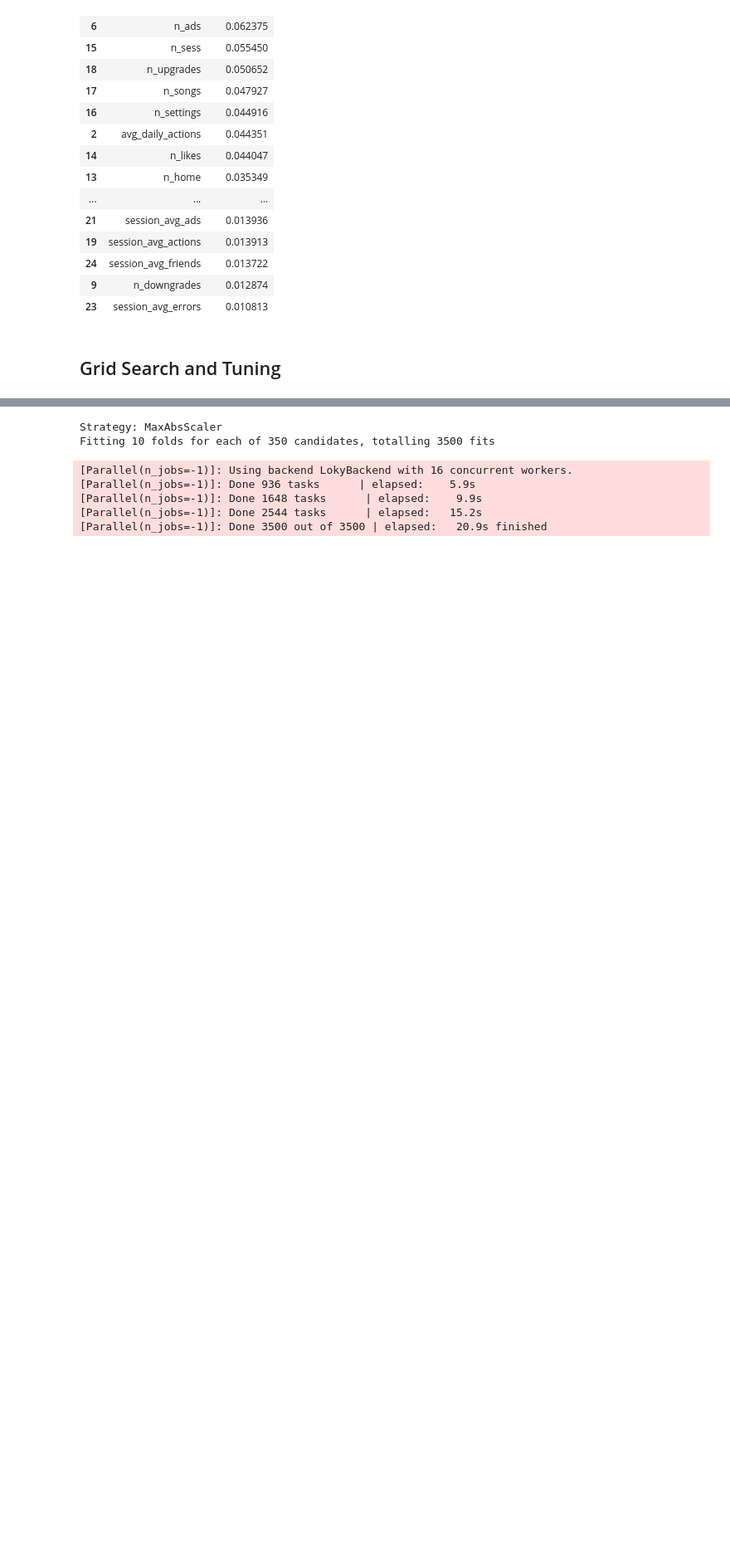
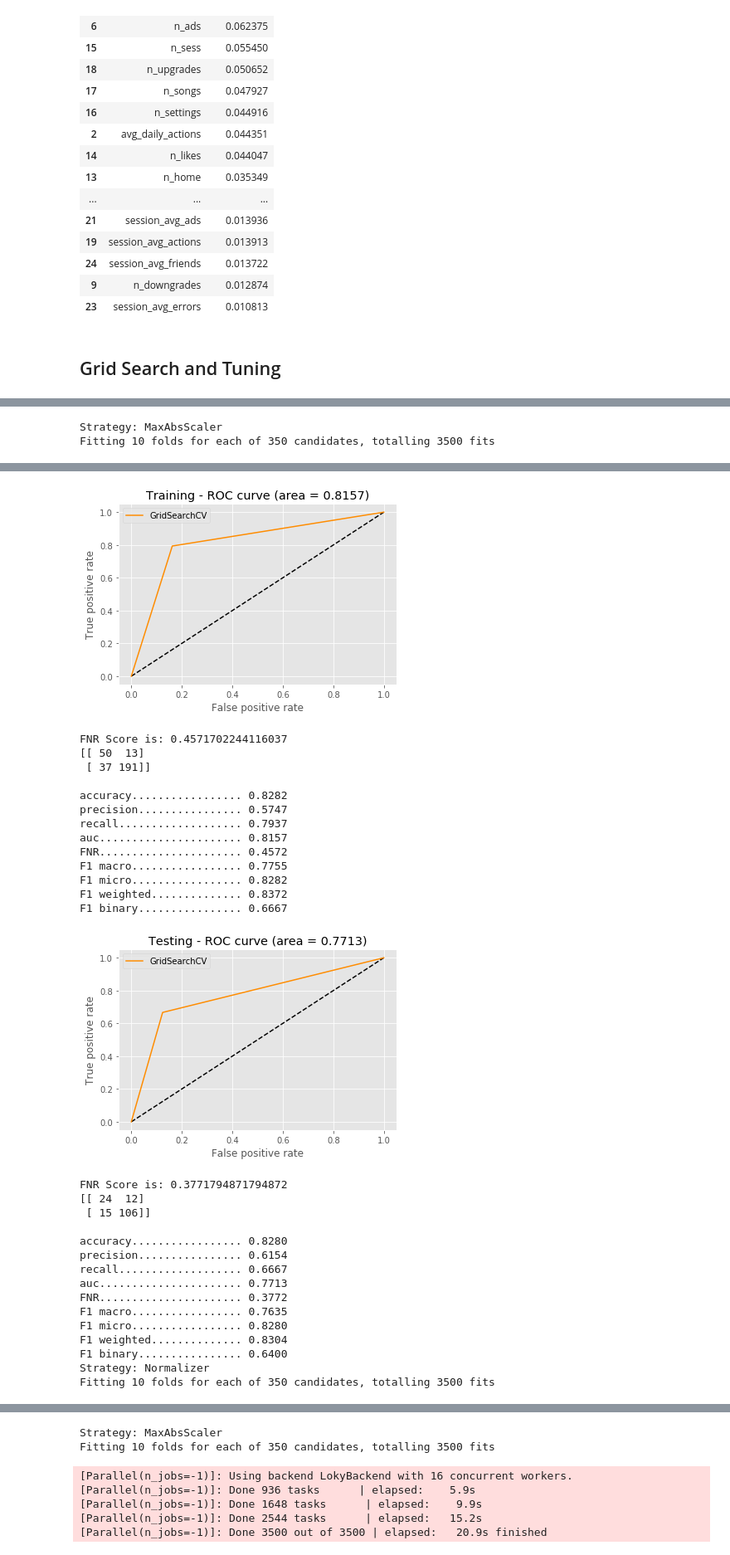
Before and after one commit to brunowdev/sparkify, a Jupyter notebook: Sklearn - Test.ipynb, the cells around one changed output, grey strips where cells are left out. Shown at 83% size. Saved outputs shown, nothing was run; the diff lists cells and outputs as text; code cells hidden in the pictures; blank space fills up the shorter version.

```diff
--- a/Sklearn - Test.ipynb
+++ b/Sklearn - Test.ipynb
@@ -480,0 +772,17 @@ importances.sort_values(by = 'importance', ascending = False)
+# %%
+from sklearn.preprocessing import Normalizer, RobustScaler, StandardScaler, MaxAbsScaler
+
+# Remove binary features
+features_to_normalize = list(data.drop(['canceled', 'male', 'paid'], axis = 1).columns)
+
+for _scaller in [MaxAbsScaler(), Normalizer(), RobustScaler(), StandardScaler()]:
+
+    print(f'Strategy: {_scaller.__class__.__name__}')
+
+    _x = data.copy()
+    _x[features_to_normalize] = _scaller.fit_transform(_x[features_to_normalize])
+
+    model = train_gs_logistic_regression(_x, 'canceled')
+# %% [output]
+Strategy: MaxAbsScaler
+Fitting 10 folds for each of 350 candidates, totalling 3500 fits
@@ -480,0 +794,30 @@ importances.sort_values(by = 'importance', ascending = False)
+[figure, added]
+FNR Score is: 0.4571702244116037
+[[ 50  13]
+ [ 37 191]]
+
+accuracy................. 0.8282
+precision................ 0.5747
+recall................... 0.7937
+auc...................... 0.8157
+FNR...................... 0.4572
+F1 macro................. 0.7755
+F1 micro................. 0.8282
+F1 weighted.............. 0.8372
+F1 binary................ 0.6667
+[figure, added]
+FNR Score is: 0.3771794871794872
+[[ 24  12]
+ [ 15 106]]
+
+accuracy................. 0.8280
+precision................ 0.6154
+recall................... 0.6667
+auc...................... 0.7713
+FNR...................... 0.3772
+F1 macro................. 0.7635
+F1 micro................. 0.8280
+F1 weighted.............. 0.8304
+F1 binary................ 0.6400
+Strategy: Normalizer
+Fitting 10 folds for each of 350 candidates, totalling 3500 fits
```
Also changed, not shown: parts of 21 cells of this notebook.
